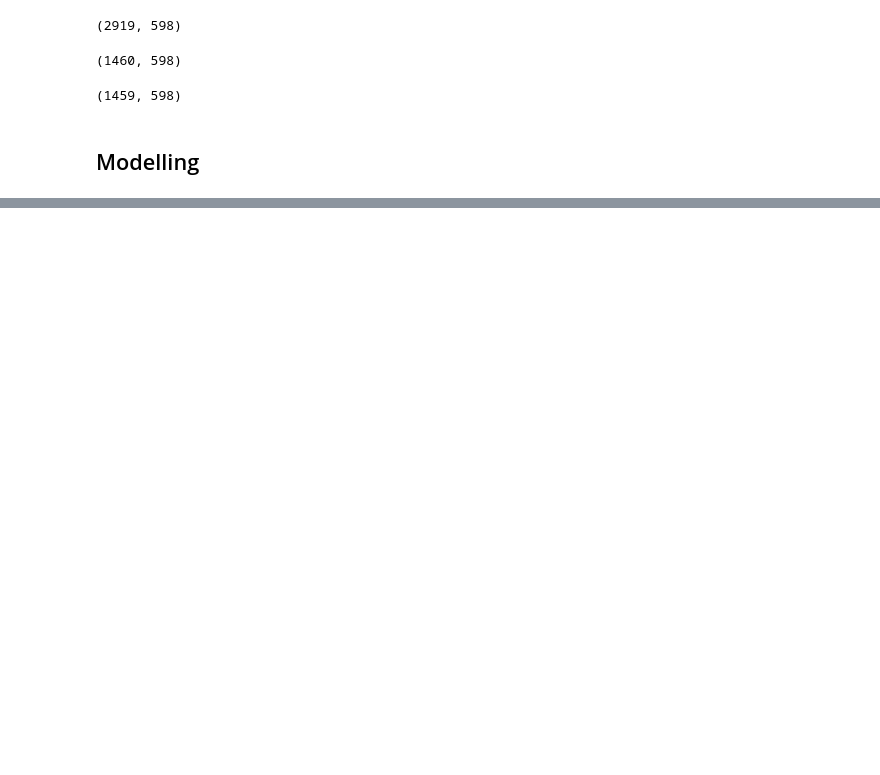
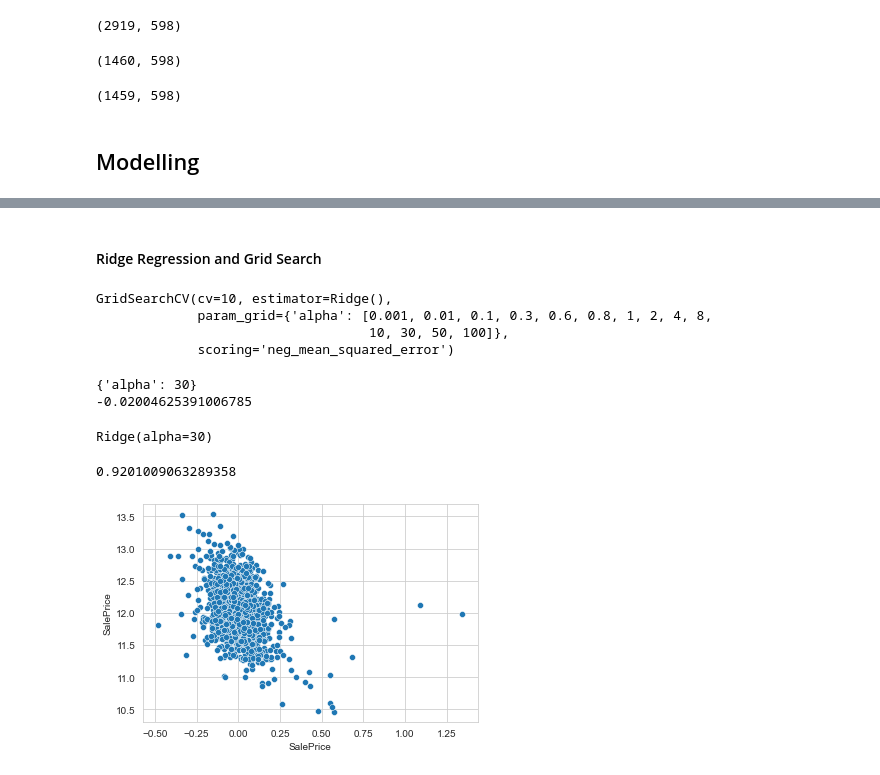
Before and after one commit to pkthufail/PortfolioProjects, a Jupyter notebook: Housing Price Competition.ipynb, the cells around one changed output, grey strips where cells are left out. Drawn from its saved outputs; the diff is of its cells as text; code cells hidden in the pictures; blank space fills up the shorter version.

```diff
--- a/Housing Price Competition.ipynb
+++ b/Housing Price Competition.ipynb
@@ -376,0 +575,32 @@ GradientBoostingRegressor(learning_rate=0.0161, loss='huber', max_depth=4,
+# %% [markdown]
+#### Ridge Regression and Grid Search
+# %%
+ridge = Ridge()
+param_ridge = {'alpha' : [0.001, 0.01, 0.1, 0.3, 0.6, 0.8, 1, 2, 4, 8, 10, 30, 50, 100]}
+
+gscv_ridge = GridSearchCV(ridge, param_ridge,
+                          cv = 10,
+                         scoring = scoring)
+gscv_ridge.fit(X_train_full, y)
+
+print(gscv_ridge.best_params_)
+print(gscv_ridge.best_score_)
+
+ridge_reg = gscv_ridge.best_estimator_
+
+ridge_reg.fit(X_train_full, y)
+ridge_rmse, ridge_score = rmse_score(ridge_reg)
+
+
+ridge_score
+residual_plot(ridge_reg)
+# %% [output]
+GridSearchCV(cv=10, estimator=Ridge(),
+             param_grid={'alpha': [0.001, 0.01, 0.1, 0.3, 0.6, 0.8, 1, 2, 4, 8,
+                                   10, 30, 50, 100]},
+             scoring='neg_mean_squared_error')
+{'alpha': 30}
+-0.02004625391006785
+Ridge(alpha=30)
+0.9201009063289358
+[figure, added]
```
Also changed, not shown: parts of 87 cells of this notebook.
